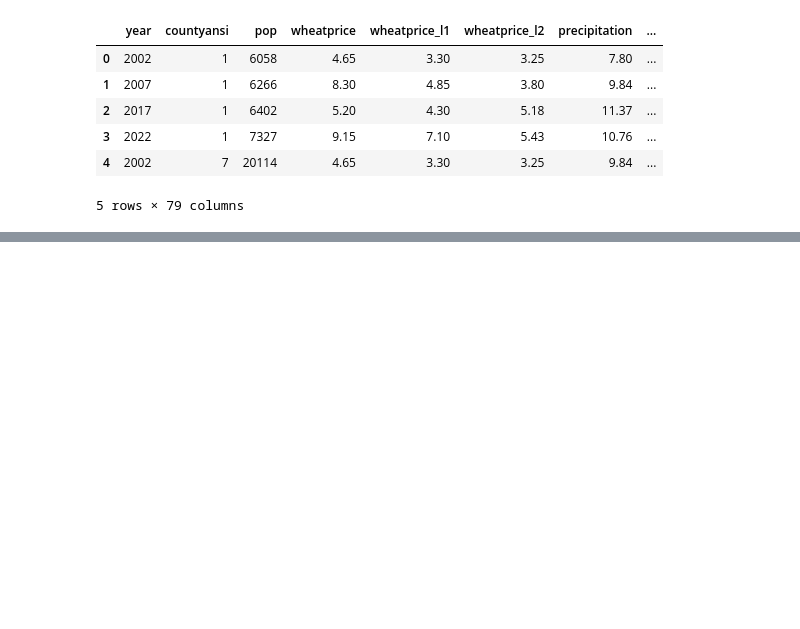
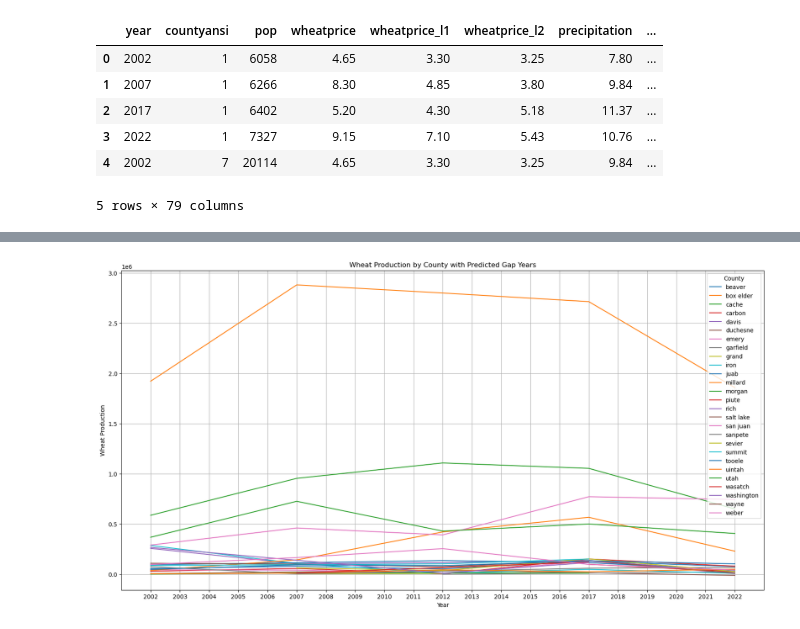
Before and after one commit to lnbayisfree/ml-agricultural-census-utah, a Jupyter notebook: ml_model_finetuning/dataset_prediction.ipynb, the cells around one changed output, grey strips where cells are left out. Drawn from its saved outputs; the diff is of its cells as text; code cells hidden in the pictures; blank space fills up the shorter version.

```diff
--- a/ml_model_finetuning/dataset_prediction.ipynb
+++ b/ml_model_finetuning/dataset_prediction.ipynb
@@ -113,0 +156,4 @@ df['county'] = county
+# %%
+# preview the labeled dataset
+df_labeled = pd.read_csv(DATASET_LABELED)
+df_labeled[df_labeled['county'] == 'beaver']
@@ -113,0 +164,5 @@ df['county'] = county
+# %%
+# merge the two datasets
+df_combined = pd.concat([df, df_labeled], axis=0)
+#sort by county and year
+df_combined = df_combined.sort_values(['county', 'year'])
@@ -113,0 +183,15 @@ df['county'] = county
+# %%
+# plot the wheat production for each county in a line graph with year on the x-axis
+plt.figure(figsize=(20, 10))
+for county in df_combined['county'].unique():
+    df_county = df_combined[df_combined['county'] == county]
+    plt.plot(df_county['year'], df_county['wheatprod'], label=county)
+plt.xlabel('Year')
+plt.xticks(np.arange(2002, 2023, 1))
+plt.ylabel('Wheat Production')
+plt.title('Wheat Production by County with Predicted Gap Years')
+plt.legend(title='County',loc='upper right')
+plt.grid()
+plt.show()
+# %% [output]
+[figure, added]
```
Also changed, not shown: parts of 12 cells of this notebook, 5 other files.
